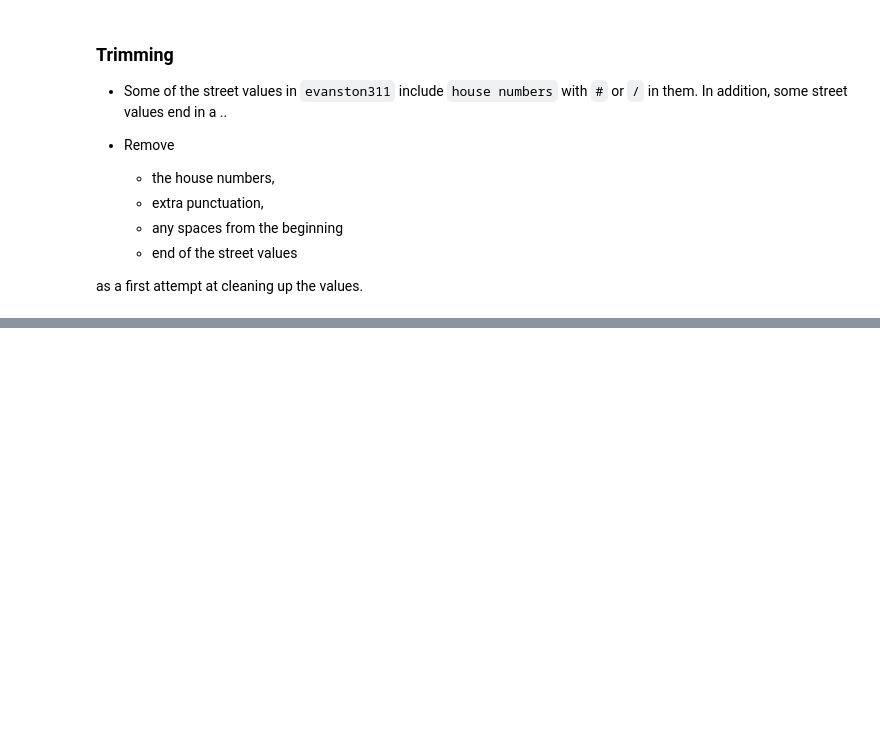
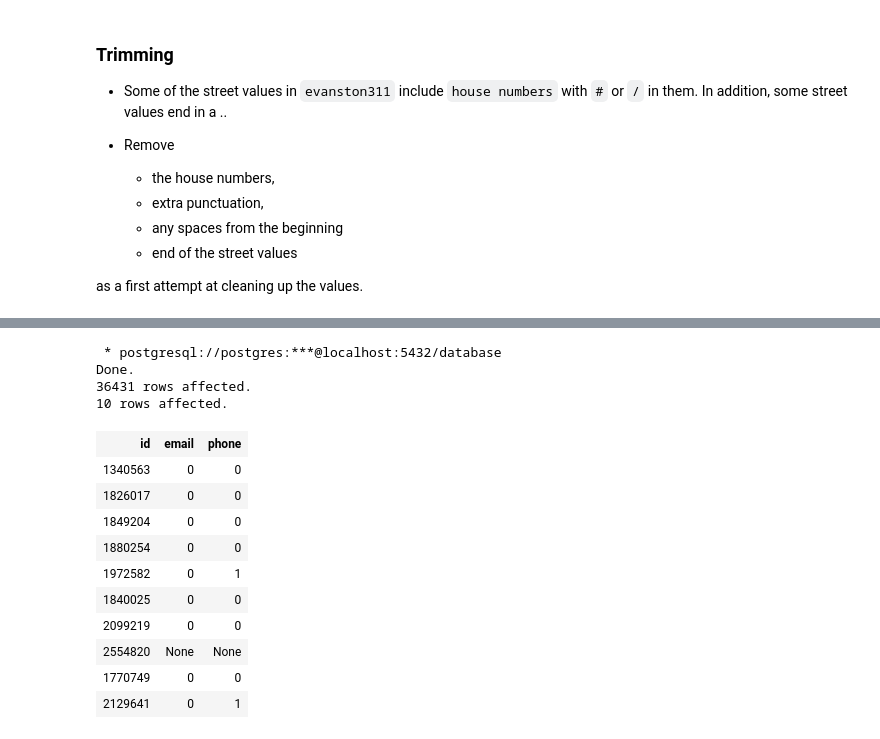
Before and after one commit to lnphng/Business-Analyst-with-SQL, a Jupyter notebook: Exploratory Data Analysis in SQL/Exploratory Data Analysis_SQL.ipynb, the cells around one changed output, grey strips where cells are left out. Saved outputs shown, nothing was run; the diff lists cells and outputs as text; code cells hidden in the pictures; blank space fills up the shorter version.

```diff
--- a/Exploratory Data Analysis in SQL/Exploratory Data Analysis_SQL.ipynb
+++ b/Exploratory Data Analysis in SQL/Exploratory Data Analysis_SQL.ipynb
@@ -22,13 +22,10 @@ ValueError: Table 'stackoverflow' already exists.
 # %%
-import psycopg2 #import the postgres library
-
 #connect to the database
 conn = psycopg2.connect(host='localhost',
                        dbname='database',
                        user='postgres',
-                       password='123456',
+                       password='***',
                        port='5432')
-
 cursor = conn.cursor()
 #cursor.execute("SELECT name FROM database WHERE type = 'table'").fetchall()
 # %%
@@ -713,0 +932,37 @@ SELECT category
+# %%
+%%sql
+
+-- To clear table if it already exists
+DROP TABLE IF EXISTS indicators;
+
+-- Create the indicators temp table
+CREATE TEMP TABLE indicators AS
+  -- Select id
+  SELECT id,
+         --# Create the email indicator (find @)
+         CAST (description LIKE '%@%' AS integer) AS email,
+         --# Create the phone indicator
+         CAST (description LIKE '%___-___-____%' AS integer) AS phone
+
+    FROM evanston311;
+
+-- Inspect the contents of the new temp table
+SELECT *
+  FROM indicators
+    LIMIT 10;
+# %% [output]
+ * postgresql://postgres:***@localhost:5432/database
+Done.
+36431 rows affected.
+10 rows affected.
+| id | email | phone |
+| 1340563 | 0 | 0 |
+| 1826017 | 0 | 0 |
+| 1849204 | 0 | 0 |
+| 1880254 | 0 | 0 |
+| 1972582 | 0 | 1 |
+| 1840025 | 0 | 0 |
+| 2099219 | 0 | 0 |
+| 2554820 | None | None |
+| 1770749 | 0 | 0 |
+| 2129641 | 0 | 1 |
```
Also changed, not shown: parts of 48 cells of this notebook.
